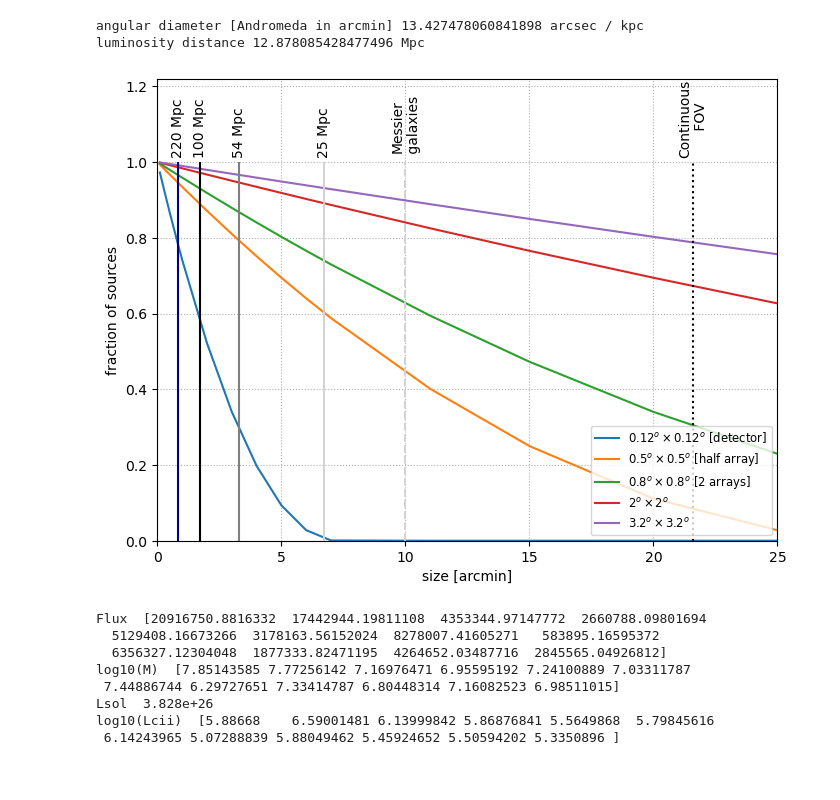
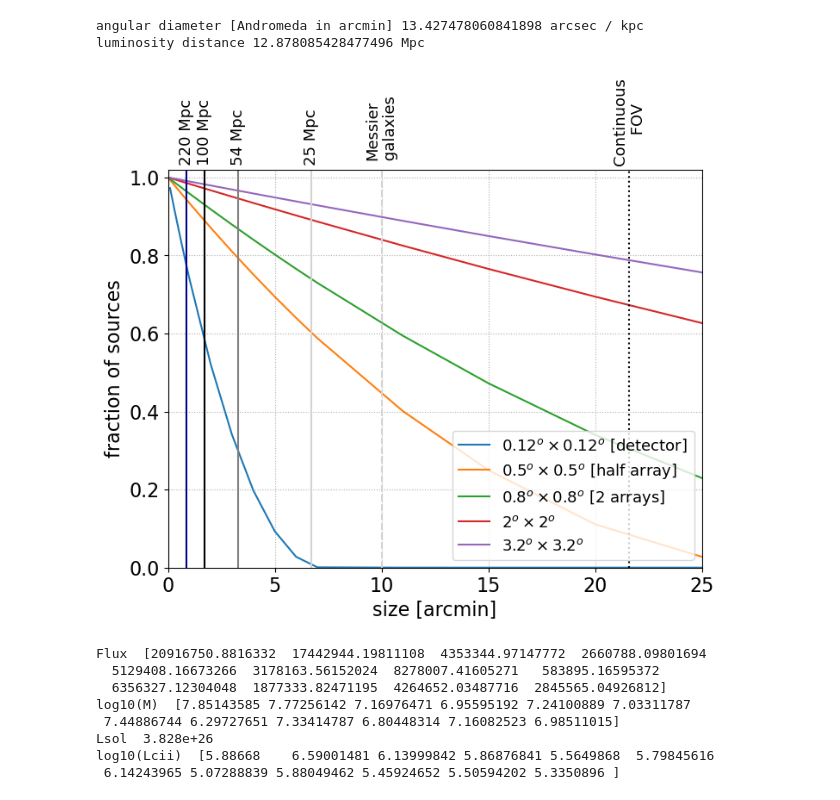
Before and after one commit to spacetelescope/skymap, a Jupyter notebook: notebook/Tessellation.ipynb, the cells around one changed output. Saved outputs shown, nothing was run; the diff lists cells and outputs as text; code cells hidden in the pictures.

```diff
--- a/notebook/Tessellation.ipynb
+++ b/notebook/Tessellation.ipynb
@@ -548,12 +559,16 @@ ncellsin = np.array(ncellsin)
 ## Plots
 # %%
 fig = plt.figure()
+plt.rcParams['axes.labelsize'] = 17
+plt.rcParams['axes.titlesize'] = 17
+plt.rcParams['xtick.labelsize'] = 16
+plt.rcParams['ytick.labelsize'] = 16
 plt.plot(dx,'.',label='$\\Delta$x')
 plt.plot(dy,'.',label='$\\Delta$y')
 #plt.plot(dx,label='$\\Delta$x')
 #plt.plot(dy,label='$\\Delta$y')
 plt.grid()
-plt.legend()
+plt.legend(fontsize=18)
 plt.ylabel('Size in 0.05" pixels')
 plt.xlabel('Tile index')
 fig.savefig('tilesxysize.png',bbox_inches="tight")
@@ -568,13 +583,17 @@ max sky cells x and y  62 59
 narea = areas / cellsize**2
 areacell = (cellsize * 0.05/3600)**2
 fig = plt.figure()
+plt.rcParams['axes.labelsize'] = 17
+plt.rcParams['axes.titlesize'] = 17
+plt.rcParams['xtick.labelsize'] = 16
+plt.rcParams['ytick.labelsize'] = 16
 plt.plot(ncells * areacell,'-',label='$A_{cells}$')
 #plt.plot(ncellsin,'-',label='$N_{cells, inside}$')
 plt.plot(areas * (0.05/3600)**2, label='$A_{tile}$')
 plt.grid()
-plt.legend()
-plt.ylabel('Area [sq degs]')
-plt.xlabel('Tile index')
+plt.legend(fontsize=18)
+plt.ylabel('Area [sq degs]', fontsize=18)
+plt.xlabel('Tile index', fontsize=18)
 #plt.yscale('log')
 #plt.ylim(2100,2600)
 plt.ylim(9.5,11.2)
@@ -1334,41 +1353,46 @@ luminosity distance 12.878085428477496 Mpc
 # %%
 import numpy as np
 import matplotlib.pyplot as plt
 x = np.array([0.1,0.3,0.5,0.8,1.0,2.0,3.0,4.0,5,6,7,11.,15,20,25])/60
 tessel = 0.12
 fig = plt.figure(figsize=(8,6))
+plt.rcParams['axes.labelsize'] = 16
+plt.rcParams['axes.titlesize'] = 16
+plt.rcParams['xtick.labelsize'] = 16
+plt.rcParams['ytick.labelsize'] = 16
+
 plt.plot(x*60,(((tessel-x)/tessel).clip(min=0))**2,label='0.12$^o\\times$0.12$^o$ [detector]')
 tessel = 0.5
 plt.plot(x*60,((tessel-x)/tessel)**2,label='0.5$^o\\times$0.5$^o$ [half array]')
 tessel = 0.8
 plt.plot(x*60,((tessel-x)/tessel)**2,label='0.8$^o\\times$0.8$^o$ [2 arrays]')
 tessel = 2
 plt.plot(x*60,((tessel-x)/tessel)**2,label='2$^o\\times$2$^o$')
 tessel = 3.2
 plt.plot(x*60,((tessel-x)/tessel)**2,label='3.2$^o\\times$3.2$^o$')
 plt.xlabel('size [arcmin]')
 plt.ylabel('fraction of sources')
-plt.vlines(0.85,0,1,color='darkblue')#,label='z = 0.05 (220 Mpc)')
-plt.vlines(1.7,0,1,color='black')#,label='z = 0.025 (100 Mpc)')
-plt.vlines(3.3,0,1,color='gray')#,label='z = 0.0125 (54 Mpc)')
-plt.vlines(6.7,0,1,color='lightgray')#,label='z = 0.006 (25 Mpc)')
-plt.vlines(10,0,1,ls='--',color='lightgray')#,label='z = 0.003 (13 Mpc)')
-plt.vlines(21.6,0,1,ls=':',color='black')#,label='z = 0.003 (13 Mpc)')
-plt.legend(loc=4, ncols=1, fontsize='small')
+plt.vlines(0.85,0,1.02,color='darkblue')#,label='z = 0.05 (220 Mpc)')
+plt.vlines(1.7,0,1.02,color='black')#,label='z = 0.025 (100 Mpc)')
+plt.vlines(3.3,0,1.02,color='gray')#,label='z = 0.0125 (54 Mpc)')
+plt.vlines(6.7,0,1.02,color='lightgray')#,label='z = 0.006 (25 Mpc)')
+plt.vlines(10,0,1.02,ls='--',color='lightgray')#,label='z = 0.003 (13 Mpc)')
+plt.vlines(21.6,0,1.02,ls=':',color='black')#,label='z = 0.003 (13 Mpc)')
+plt.legend(loc=4, ncols=1, fontsize=13)
 plt.xlim(0,25)
-plt.ylim(0,1.22)
+plt.ylim(0,1.02)
 #plt.title('Nearby galaxies')
 plt.grid(ls=':')
-plt.text(0.85,1.02,'220 Mpc',rotation=90,horizontalalignment='center')
-plt.text(1.7,1.02,'100 Mpc',rotation=90,horizontalalignment='center')
-plt.text(3.3,1.02,'54 Mpc',rotation=90,horizontalalignment='center')
-plt.text(6.7,1.02,'25 Mpc',rotation=90,horizontalalignment='center')
-plt.text(10,1.02,'Messier\n galaxies',rotation=90,horizontalalignment='center')
-plt.text(21.6,1.02,'Continuous\n FOV',rotation=90,horizontalalignment='center')
+plt.text(0.85,1.04,'220 Mpc',rotation=90,horizontalalignment='center',fontsize=13)
+plt.text(1.7,1.04,'100 Mpc',rotation=90,horizontalalignment='center',fontsize=13)
+plt.text(3.3,1.04,'54 Mpc',rotation=90,horizontalalignment='center',fontsize=13)
+plt.text(6.7,1.04,'25 Mpc',rotation=90,horizontalalignment='center',fontsize=13)
+plt.text(10,1.04,'Messier\n galaxies',rotation=90,horizontalalignment='center',fontsize=13)
+plt.text(21.6,1.04,'Continuous\n FOV',rotation=90,horizontalalignment='center',fontsize=13)
 #plt.yscale('log')
 fig.savefig('galaxysize.png',bbox_inches="tight")
 # %% [output]
-[figure, old version]
+[figure, new version]
 # %%
 # The conversion from K km/s pc^2 to W/m^2 is
 #     2 * 1000 * nu_obs**3 * k_B / (1+z) c^3 (D_A)**2
```
Also changed, not shown: parts of 7 cells of this notebook, 1 other file.
